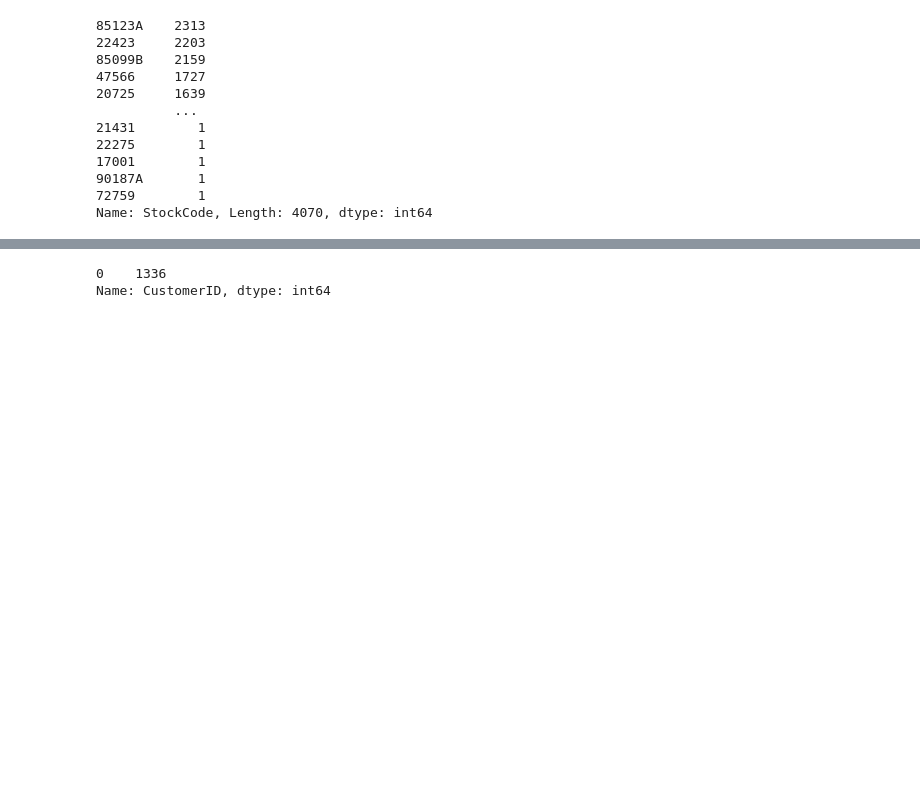
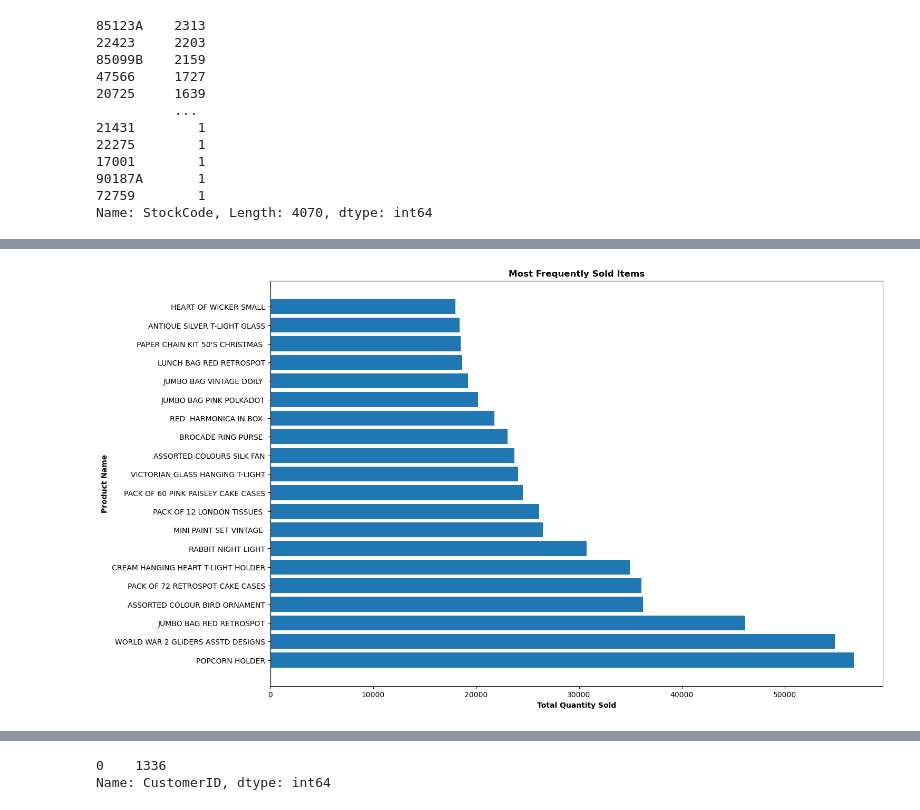
Before and after one commit to gregi12/e-commerce_analysis, a Jupyter notebook: exploratory_analysis.ipynb, the cells around one changed output, grey strips where cells are left out. Drawn from its saved outputs; the diff is of its cells as text; code cells hidden in the pictures; blank space fills up the shorter version.

```diff
--- a/exploratory_analysis.ipynb
+++ b/exploratory_analysis.ipynb
@@ -139,0 +244,9 @@ cancelled_orders_and_returns['Quantity'] = cancelled_orders_and_returns['Quantit
+# %%
+fig = plt.figure(figsize=(15,10))
+plt.barh(y=top_20_most_frequently_sold_items["Description"],width=top_20_most_frequently_sold_items["TotalQuantitySold"])
+plt.xlabel('Total Quantity Sold',fontweight='bold')
+plt.ylabel('Product Name',fontweight='bold')
+plt.title('Most Frequently Sold Items',fontweight='bold')
+plt.savefig('Most_Freq_Items_Sold.png',bbox_inches='tight')
+# %% [output]
+[figure, added]
```
Also changed, not shown: parts of 24 cells of this notebook, 3 other files.
